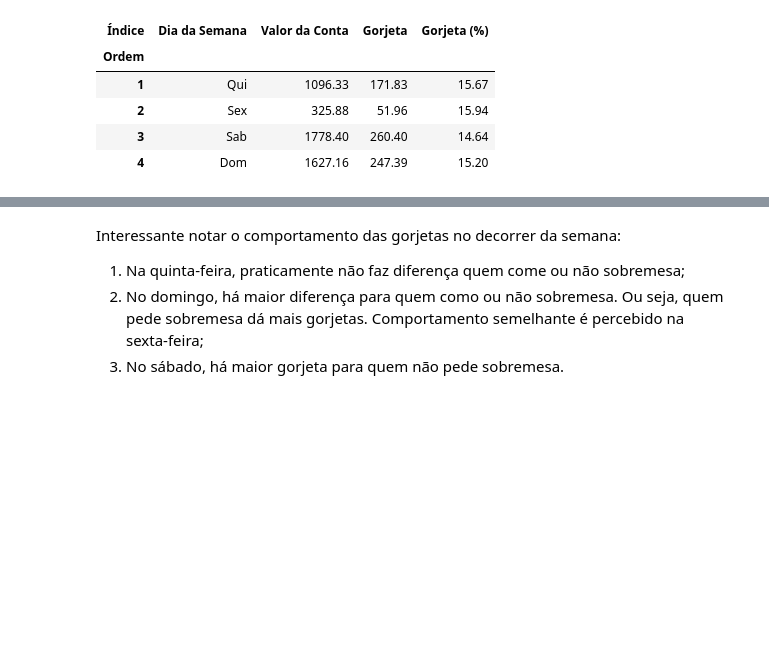
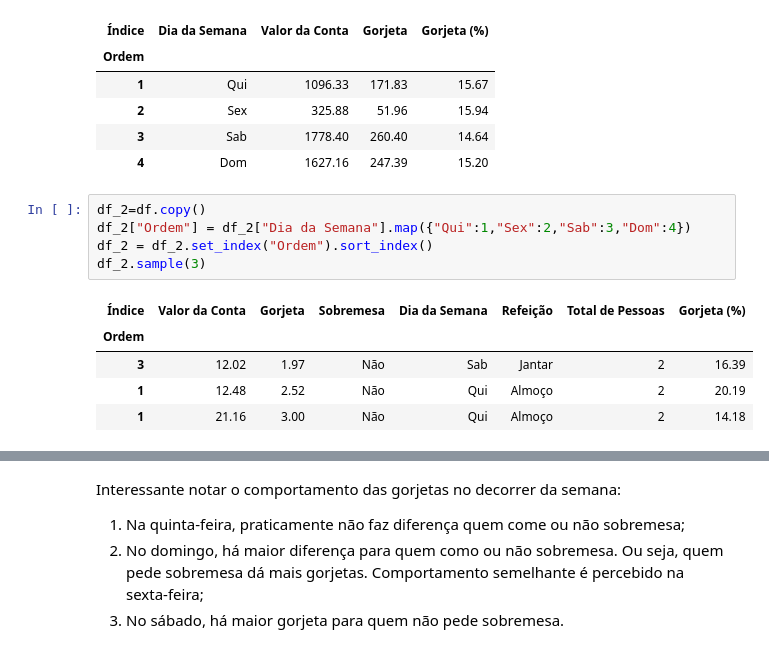
Before and after one commit to FelipeGBarreto/Projects, a Jupyter notebook: Análise_Gorjetas.ipynb, the cells around one changed output, grey strips where cells are left out. Saved outputs shown, nothing was run; the diff lists cells and outputs as text; blank space fills up the shorter version.

```diff
--- a/Análise_Gorjetas.ipynb
+++ b/Análise_Gorjetas.ipynb
@@ -181,4 +181,15 @@ df_trat
 | 2 | Sex | 325.88 | 51.96 | 15.94 |
 | 3 | Sab | 1778.40 | 260.40 | 14.64 |
 | 4 | Dom | 1627.16 | 247.39 | 15.20 |
+# %%
+df_2=df.copy()
+df_2["Ordem"] = df_2["Dia da Semana"].map({"Qui":1,"Sex":2,"Sab":3,"Dom":4})
+df_2 = df_2.set_index("Ordem").sort_index()
+df_2.sample(3)
+# %% [output]
+| Índice | Valor da Conta | Gorjeta | Sobremesa | Dia da Semana | Refeição | Total de Pessoas | Gorjeta (%) |
+| Ordem |  |  |  |  |  |  |  |
+| 3 | 12.02 | 1.97 | Não | Sab | Jantar | 2 | 16.39 |
+| 1 | 12.48 | 2.52 | Não | Qui | Almoço | 2 | 20.19 |
+| 1 | 21.16 | 3.00 | Não | Qui | Almoço | 2 | 14.18 |
 # %%
```
Also changed, not shown: parts of 1 cell of this notebook.
